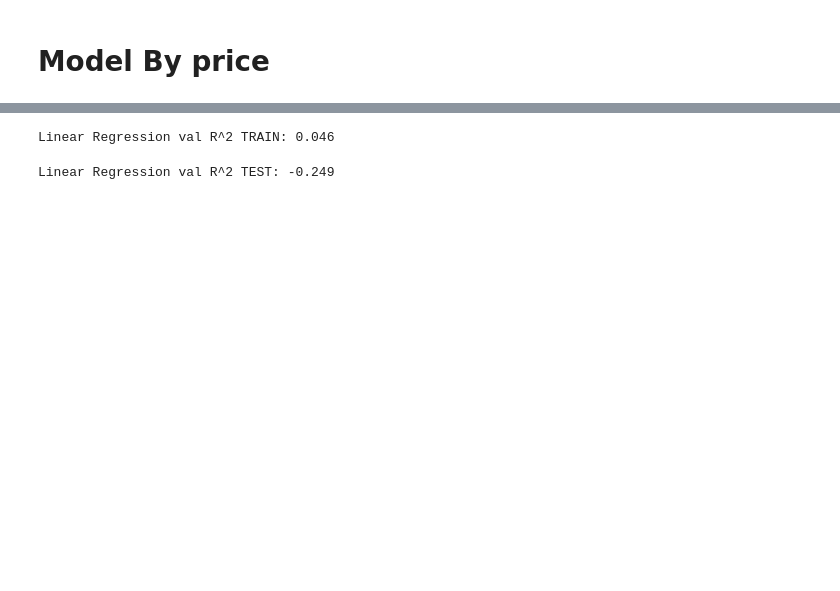
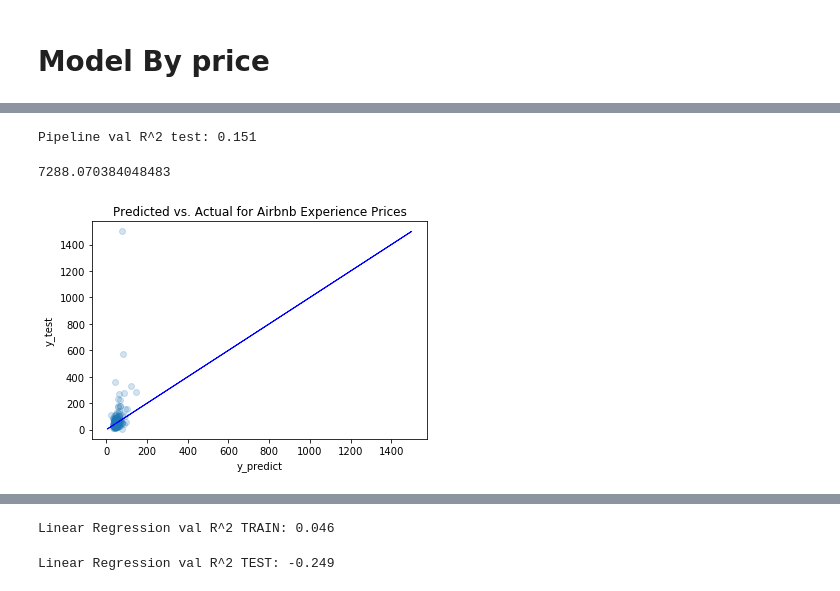
Before and after one commit to kristentaytok/Metis_Project2, a Jupyter notebook: Data Frames.ipynb, the cells around one changed output, grey strips where cells are left out. Saved outputs shown, nothing was run; the diff lists cells and outputs as text; code cells hidden in the pictures; blank space fills up the shorter version.

```diff
--- a/Data Frames.ipynb
+++ b/Data Frames.ipynb
@@ -596,0 +381,26 @@ print(X_train)
+# %%
+import matplotlib.pyplot as plt
+plt.scatter(10**(y_predict_pipeline_test), 10**(y_test), alpha = 0.2)
+plt.title('Predicted vs. Actual for Airbnb Experience Prices')
+plt.xlabel('y_predict')
+plt.ylabel('y_test');
+print(f'Pipeline val R^2 test: {lm_price_pipeline_trained.score(X_test, y_test):.3f}')
+plt.plot(10**(y_test), 10**(y_test), color='blue',linewidth=1);
+
+
+#looks almost completely independent; is this what we would expect intuitively? what else can we use?
+
+#if plot x's vs. residuals, see an effect? (ex. interaction)
+#my model only explains 14% of the variation of the price
+
+#underfitting because narrow range of y-predict values and not fitting the line
+
+sum_absolute_error = (abs(10**(y_test)-10**(y_predict_pipeline_test))).sum()
+MAE = sum_absolute_error.mean()
+MAE
+#log transform --> 10^y (or e^y for natural log)
+#MAE = mean absolute error: must take absolute value of errors and sum, then can say on average, off by $1000
+# %% [output]
+Pipeline val R^2 test: 0.151
+7288.070384048483
+[figure, added]
```
Also changed, not shown: parts of 68 cells of this notebook, 8 other files.
